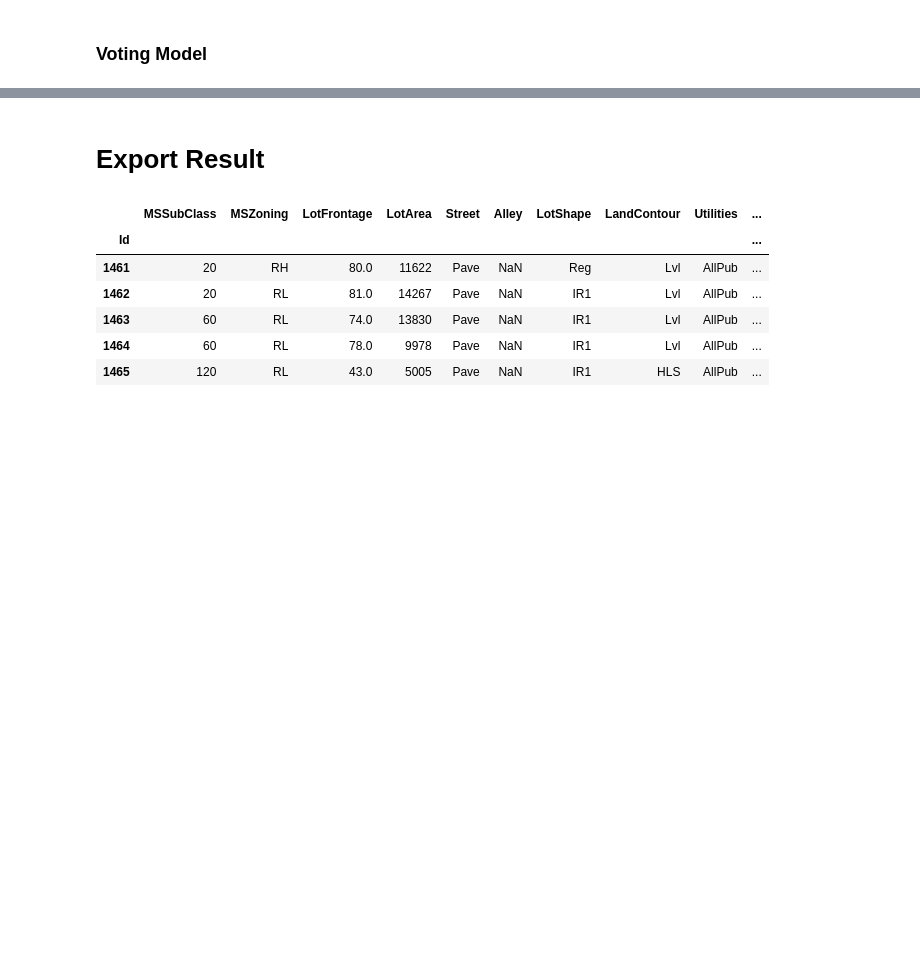
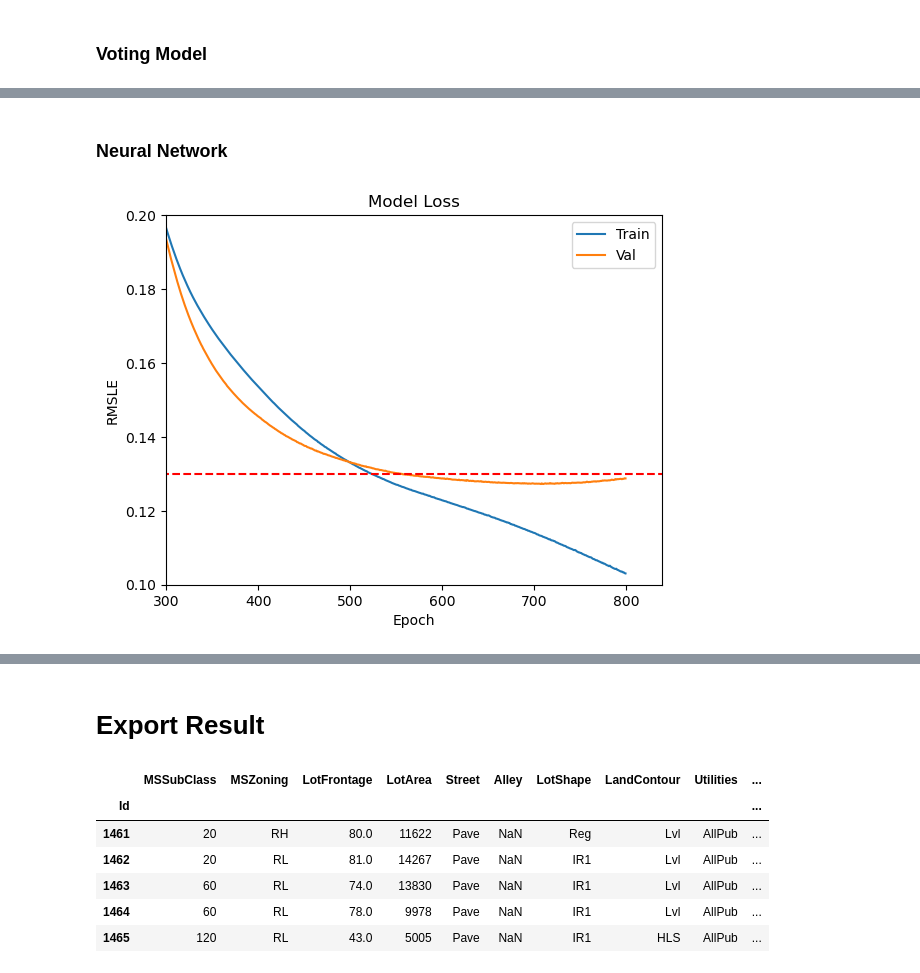
Before and after one commit to HelloSunPKU2023/Kaggle, a Jupyter notebook: HousePrice/HousePrice.ipynb, the cells around one changed output, grey strips where cells are left out. Cells and saved outputs as stored; diff of their text form; code cells hidden in the pictures; blank space fills up the shorter version.

Commit message:
added Neural Network Solution

```diff
--- a/HousePrice/HousePrice.ipynb
+++ b/HousePrice/HousePrice.ipynb
@@ -924,0 +782,34 @@ np.mean(cross_val_score(voting_model, X_fit, y, cv=10, scoring=rmsle_neg))
+# %% [markdown]
+### Neural Network
+# %%
+X_train, X_val, y_train, y_val = train_test_split(X_preprocessed, y, test_size=0.3, random_state=42)
+# %%
+from tensorflow.keras import models, layers
+def initialize_model():
+    model = models.Sequential([
+        layers.Dense(60, activation='relu', input_dim=X_train.shape[1]),
+        layers.Dense(50, activation='relu'),
+#         layers.Dense(10, activation='relu'),
+#         layers.Dense(10, activation='relu'),
+        layers.Dense(1, activation='linear')
+    ])
+
+    model.compile(loss='msle',
+                  optimizer='adam')
+    return model
+
+# Test the Neuroal Network building
+model = initialize_model()
+# display(model.summary())
+
+history = model.fit(X_train,
+                    y_train,
+                    validation_data = (X_val, y_val),
+                    epochs = 800,
+                    batch_size = 32,
+                    verbose = 0)
+best_nn_model = model
+
+plot_history(history, top=0.2, left=300)
+# %% [output]
+[figure, added]
```
Also changed, not shown: parts of 25 cells of this notebook.
